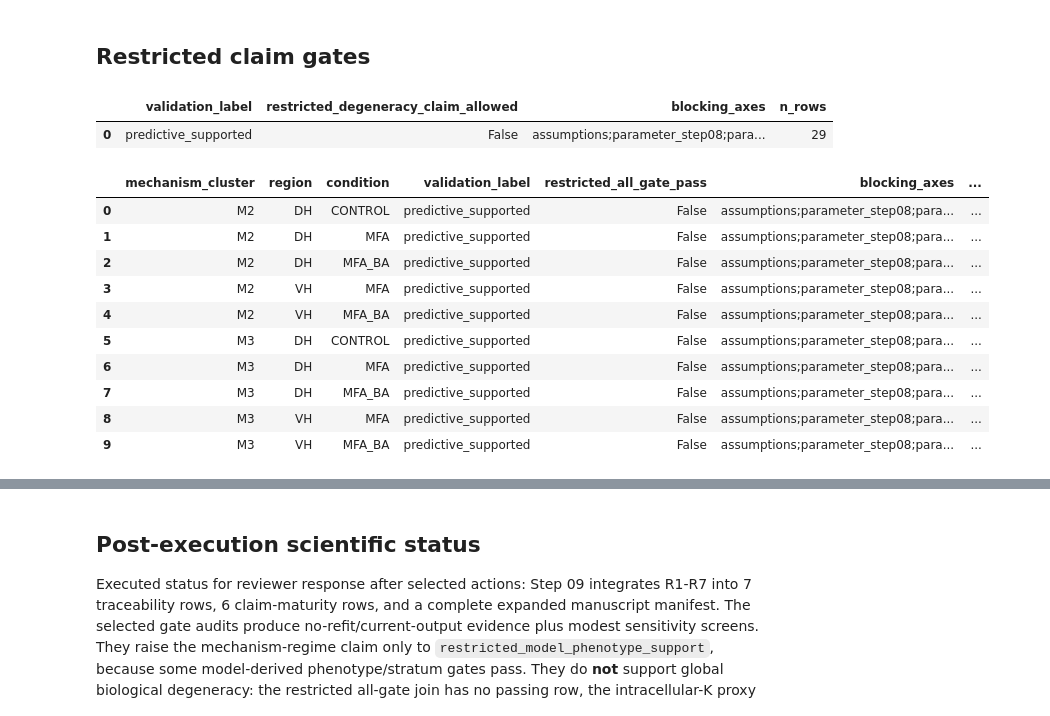
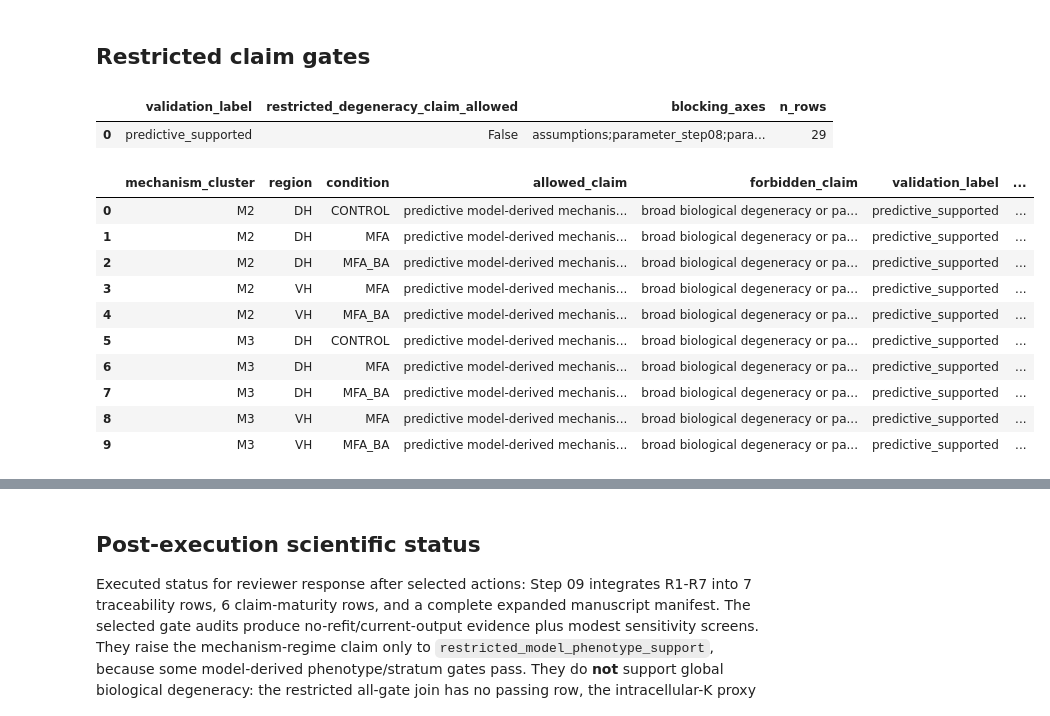
Before and after one commit to doxav/astromodel_proving, a Jupyter notebook: analysis/09_reviewer_response_synthesis.ipynb, the cells around one changed output, grey strips where cells are left out. Saved outputs shown, nothing was run; the diff lists cells and outputs as text; code cells hidden in the pictures.

```diff
--- a/analysis/09_reviewer_response_synthesis.ipynb
+++ b/analysis/09_reviewer_response_synthesis.ipynb
@@ -9,6 +26,10 @@ from pathlib import Path
 import os
 import sys
 import pandas as pd
+
+pd.set_option("display.max_colwidth", None)
+pd.set_option("display.max_columns", None)
+pd.set_option("display.width", 240)
 
 PROJECT_ROOT = Path(os.environ.get("ASTROMODEL_PROJECT_ROOT", ".")).resolve()
 if not (PROJECT_ROOT / "src").exists():
@@ -234,23 +290,31 @@ Step 09 synthesis outputs written under /home/xav/code/astromodel_proving/output
 # %%
 restricted_join = pd.read_csv(PROJECT_ROOT / "outputs" / "reviewer_synthesis" / "restricted_all_gate_join.csv")
 restricted_claims = pd.read_csv(PROJECT_ROOT / "outputs" / "reviewer_synthesis" / "restricted_validation_claims.csv")
 assumption_gate = pd.read_csv(PROJECT_ROOT / "outputs" / "reviewer_synthesis" / "assumption_gate_audit.csv")
 notebook_screen = pd.read_csv(PROJECT_ROOT / "outputs" / "reviewer_synthesis" / "notebook_update_screen_after_selected_actions.csv")
+def _move_after(df: pd.DataFrame, moving: list[str], after: str) -> pd.DataFrame:
+    cols = [col for col in df.columns if col not in moving]
+    insert_at = cols.index(after) + 1 if after in cols else len(cols)
+    for offset, col in enumerate([col for col in moving if col in df.columns]):
+        cols.insert(insert_at + offset, col)
+    return df[cols]
+
+
 display(restricted_join.groupby(["validation_label", "restricted_degeneracy_claim_allowed", "blocking_axes"], dropna=False).size().reset_index(name="n_rows"))
-display(restricted_claims)
-display(assumption_gate)
+display(_move_after(restricted_claims, ["allowed_claim", "forbidden_claim"], "condition"))
+display(_move_after(assumption_gate, ["claim_scope"], "assumption_axis"))
 display(notebook_screen)
 # %% [output]
 |  | validation_label | restricted_degeneracy_claim_allowed | blocking_axes | n_rows |
 | 0 | predictive_supported | False | assumptions;parameter_step08;para... | 29 |
-|  | mechanism_cluster | region | condition | validation_label | restricted_all_gate_pass | blocking_axes | ... |
-| 0 | M2 | DH | CONTROL | predictive_supported | False | assumptions;parameter_step08;para... | ... |
-| 1 | M2 | DH | MFA | predictive_supported | False | assumptions;parameter_step08;para... | ... |
-| 2 | M2 | DH | MFA_BA | predictive_supported | False | assumptions;parameter_step08;para... | ... |
-| 3 | M2 | VH | MFA | predictive_supported | False | assumptions;parameter_step08;para... | ... |
-| 4 | M2 | VH | MFA_BA | predictive_supported | False | assumptions;parameter_step08;para... | ... |
-| 5 | M3 | DH | CONTROL | predictive_supported | False | assumptions;parameter_step08;para... | ... |
-| 6 | M3 | DH | MFA | predictive_supported | False | assumptions;parameter_step08;para... | ... |
-| 7 | M3 | DH | MFA_BA | predictive_supported | False | assumptions;parameter_step08;para... | ... |
-| 8 | M3 | VH | MFA | predictive_supported | False | assumptions;parameter_step08;para... | ... |
-| 9 | M3 | VH | MFA_BA | predictive_supported | False | assumptions;parameter_step08;para... | ... |
+|  | mechanism_cluster | region | condition | allowed_claim | forbidden_claim | validation_label | ... |
+| 0 | M2 | DH | CONTROL | predictive model-derived mechanis... | broad biological degeneracy or pa... | predictive_supported | ... |
+| 1 | M2 | DH | MFA | predictive model-derived mechanis... | broad biological degeneracy or pa... | predictive_supported | ... |
+| 2 | M2 | DH | MFA_BA | predictive model-derived mechanis... | broad biological degeneracy or pa... | predictive_supported | ... |
+| 3 | M2 | VH | MFA | predictive model-derived mechanis... | broad biological degeneracy or pa... | predictive_supported | ... |
+| 4 | M2 | VH | MFA_BA | predictive model-derived mechanis... | broad biological degeneracy or pa... | predictive_supported | ... |
+| 5 | M3 | DH | CONTROL | predictive model-derived mechanis... | broad biological degeneracy or pa... | predictive_supported | ... |
+| 6 | M3 | DH | MFA | predictive model-derived mechanis... | broad biological degeneracy or pa... | predictive_supported | ... |
+| 7 | M3 | DH | MFA_BA | predictive model-derived mechanis... | broad biological degeneracy or pa... | predictive_supported | ... |
+| 8 | M3 | VH | MFA | predictive model-derived mechanis... | broad biological degeneracy or pa... | predictive_supported | ... |
+| 9 | M3 | VH | MFA_BA | predictive model-derived mechanis... | broad biological degeneracy or pa... | predictive_supported | ... |
```
Also changed, not shown: parts of 8 cells of this notebook, 18 other files.
